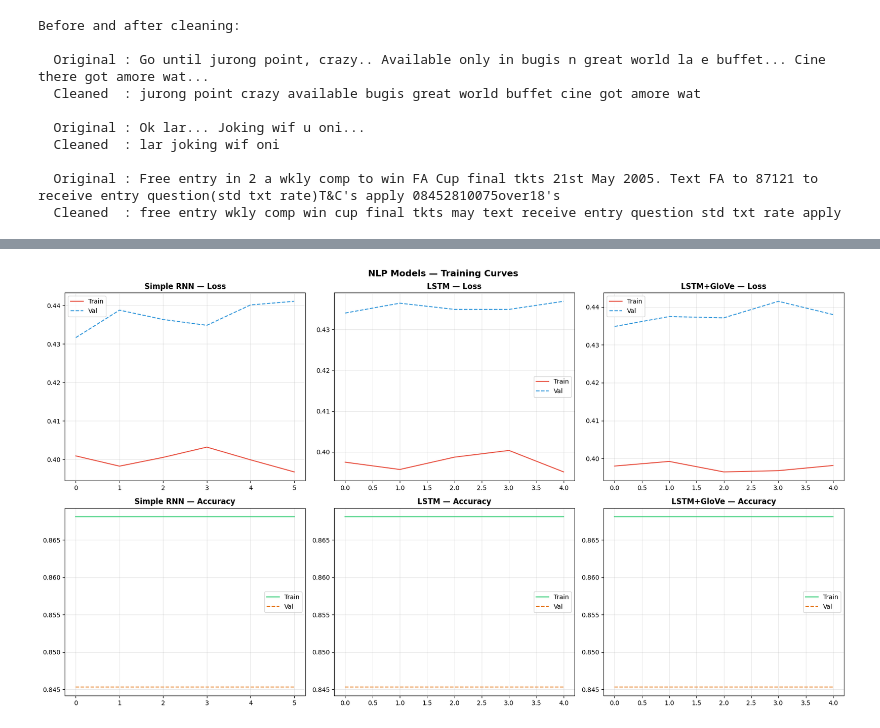
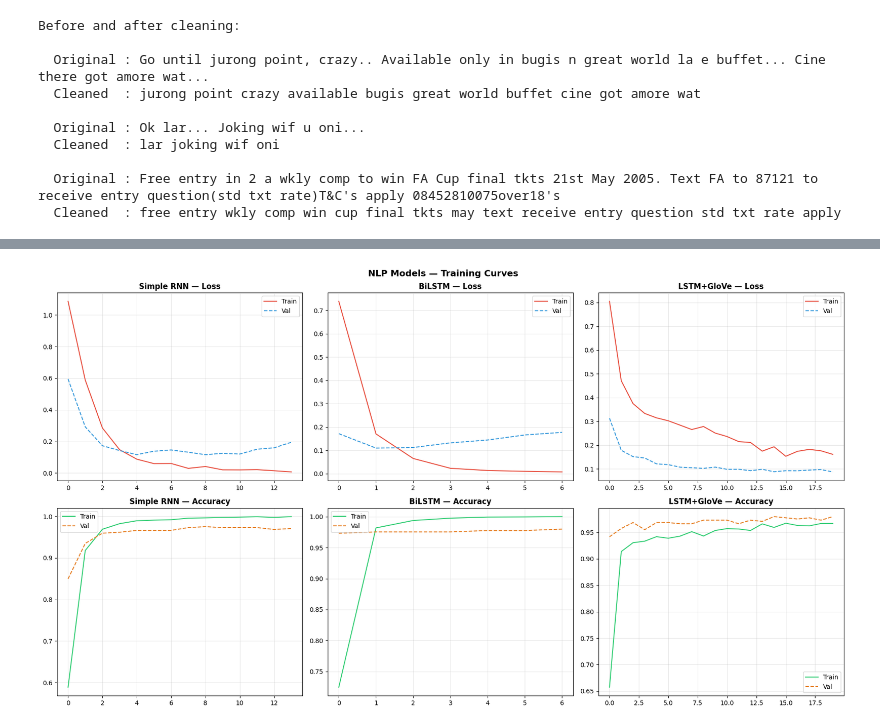
Before and after one commit to manisha-bista/AIML, a Jupyter notebook: 2418543_ManishaBista_NLP.ipynb, the cells around one changed output, grey strips where cells are left out. Cells and saved outputs as stored; diff of their text form; code cells hidden in the pictures.

```diff
--- a/2418543_ManishaBista_NLP.ipynb
+++ b/2418543_ManishaBista_NLP.ipynb
@@ -36,7 +36,7 @@ TensorFlow: 2.21.0
 All imports successful.
 # %%
 # absolute path — works regardless of where VS Code launched the kernel
-BASE_DIR = "/Users/manishabista/Documents/Coursework AIML"
+BASE_DIR = "/Users/manishabista/Desktop/Coursework AIML"
 CSV_PATH = os.path.join(BASE_DIR, "9.Spam vs Ham Sms Dataset", "spamvsham.csv")
 
 # the CSV has extra empty columns — just keep the first two
@@ -330,25 +334,37 @@ Model: "LSTM_GloVe"
  Non-trainable params: 500,000 (1.91 MB)
 # %%
-early_stop = EarlyStopping(monitor='val_loss', patience=5, restore_best_weights=True, verbose=1)
+# class_weight corrects for the 87/13 ham/spam imbalance.
+# Without it every model collapses to always predicting 'ham'.
+n_neg, n_pos = np.bincount(y_train)          # ham count, spam count
+class_weight = {0: 1.0, 1: n_neg / n_pos}    # penalise missing spam more
+print(f'Class weights — ham: 1.0  |  spam: {n_neg/n_pos:.2f}')
 
 histories   = {}
 train_times = {}
 
-for name, model in [('Simple RNN', rnn_model),
-                    ('LSTM',       lstm_model),
-                    ('LSTM+GloVe', lstm_w2v_model)]:
-    print(f"\nTraining: {name}")
-    print("-" * 40)
+for name, model in [('Simple RNN',  rnn_model),
+                    ('BiLSTM',       lstm_model),
+                    ('LSTM+GloVe',   lstm_w2v_model)]:
+    print(f'\nTraining: {name}')
+    print('-' * 40)
+
+    # BUG FIX: create a FRESH EarlyStopping for every model.
+    # Reusing one object carries stale state (best score, wait counter)
+    # from the previous model, causing models 2 and 3 to stop too early.
+    early_stop = EarlyStopping(monitor='val_loss', patience=5,
+                               restore_best_weights=True, verbose=1)
+
     start = time.time()
     h = model.fit(
         X_train_seq, y_train,
-        validation_split=0.1,   # 10% of training set used for validation
+        validation_split=0.1,
         epochs=20,
         batch_size=64,
         callbacks=[early_stop],
+        class_weight=class_weight,
         verbose=1,
     )
     histories[name]   = h
     train_times[name] = time.time() - start
-    print(f"{name} done in {train_times[name]:.1f}s")
+    print(f'{name} done in {train_times[name]:.1f}s')
 # %% [output]
@@ -372,23 +388,22 @@ LSTM+GloVe done in 15.2s
 # %%
+plt.close('all')
 fig, axes = plt.subplots(2, 3, figsize=(18, 10))
-
 for col, (name, h) in enumerate(histories.items()):
     axes[0][col].plot(h.history['loss'],     label='Train', color='#E74C3C')
     axes[0][col].plot(h.history['val_loss'], label='Val',   color='#3498DB', linestyle='--')
     axes[0][col].set_title(f'{name} — Loss', fontweight='bold')
     axes[0][col].legend(); axes[0][col].grid(alpha=0.3)
-
     axes[1][col].plot(h.history['accuracy'],     label='Train', color='#2ECC71')
     axes[1][col].plot(h.history['val_accuracy'], label='Val',   color='#E67E22', linestyle='--')
     axes[1][col].set_title(f'{name} — Accuracy', fontweight='bold')
     axes[1][col].legend(); axes[1][col].grid(alpha=0.3)
-
-plt.suptitle('NLP Models — Training Curves', fontsize=14, fontweight='bold')
-plt.tight_layout()
-plt.savefig('nlp_training_curves.png', dpi=150, bbox_inches='tight')
+fig.suptitle('NLP Models — Training Curves', fontsize=14, fontweight='bold')
+fig.tight_layout()
+fig.savefig(os.path.join(BASE_DIR, 'nlp_training_curves.png'), dpi=150, bbox_inches='tight')
 plt.show()
+plt.close(fig)
 # %% [output]
-[figure, old version]
+[figure, new version]
 # %%
 def evaluate_nlp_model(model, X_test, y_test, name):
     probs = model.predict(X_test, verbose=0).flatten()
```
Also changed, not shown: parts of 11 cells of this notebook.
